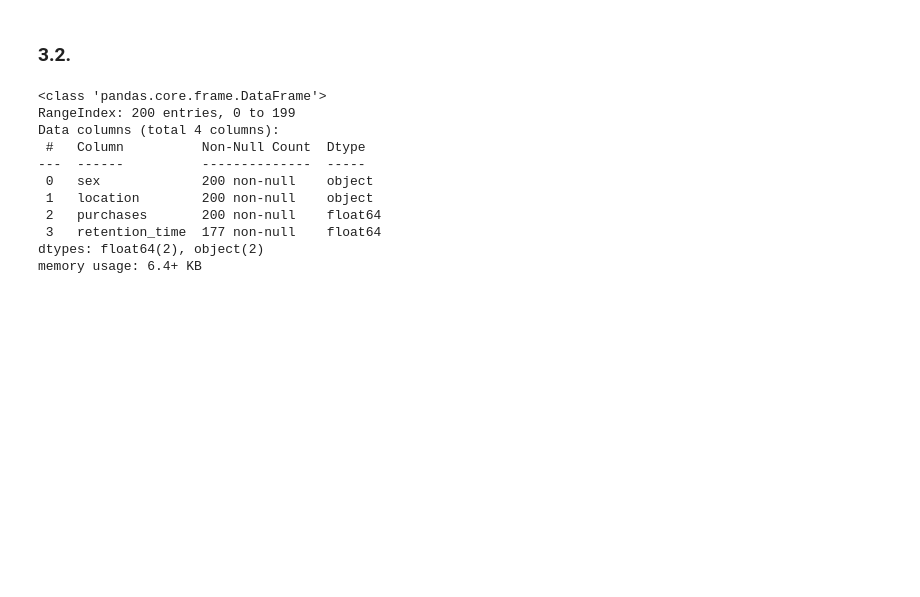
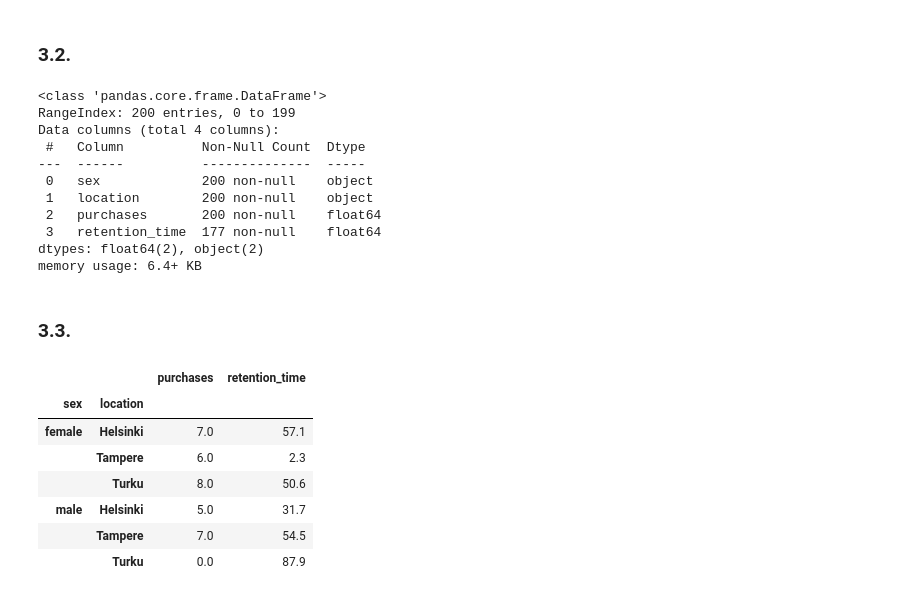
Before and after one commit to konstanyman/E1, a Jupyter notebook: e1-notebook.ipynb, the cells around one changed output. Cells and saved outputs as stored; diff of their text form; code cells hidden in the pictures; blank space fills up the shorter version.

```diff
--- a/e1-notebook.ipynb
+++ b/e1-notebook.ipynb
@@ -273,3 +285,19 @@ Data columns (total 4 columns):
  3   retention_time  177 non-null    float64
 dtypes: float64(2), object(2)
 memory usage: 6.4+ KB
+# %% [markdown]
+<h3>3.3.</h3>
+# %%
+# grouping
+
+grouped = df1.groupby(['sex', 'location'])
+grouped.first()
+# %% [output]
+|  |  | purchases | retention_time |
+| sex | location |  |  |
+| female | Helsinki | 7.0 | 57.1 |
+|  | Tampere | 6.0 | 2.3 |
+|  | Turku | 8.0 | 50.6 |
+| male | Helsinki | 5.0 | 31.7 |
+|  | Tampere | 7.0 | 54.5 |
+|  | Turku | 0.0 | 87.9 |
```
Also changed, not shown: parts of 18 cells of this notebook, 2 other files.
